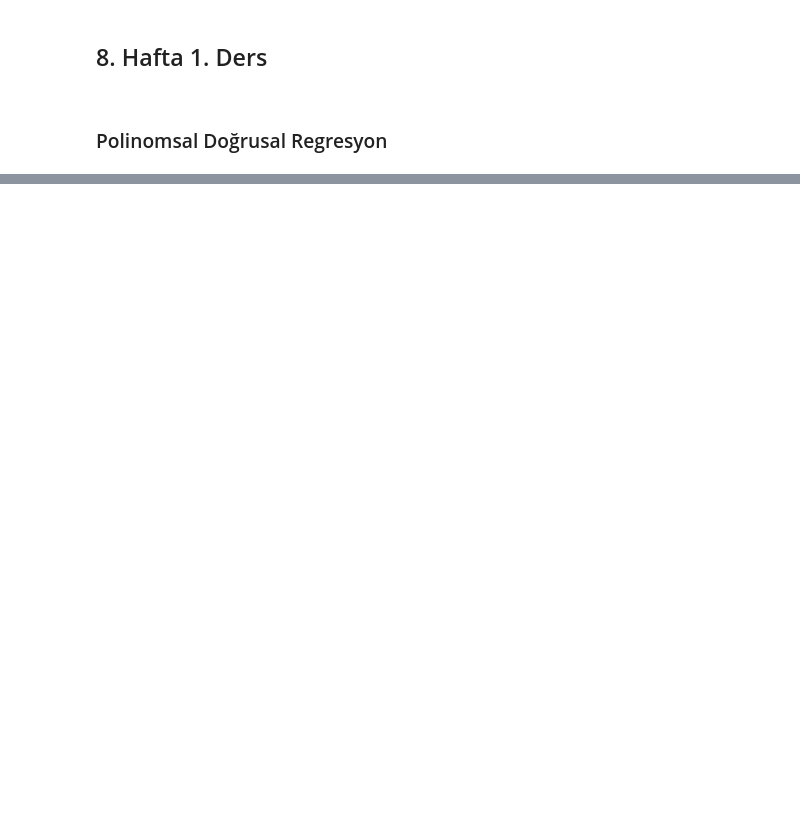
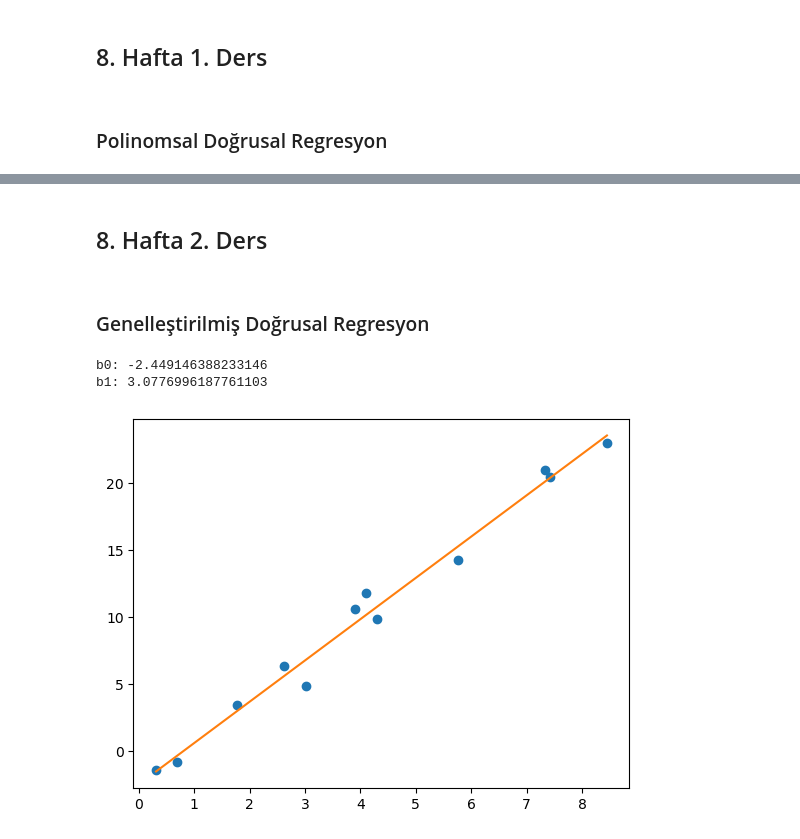
Before and after one commit to ZiyaKolcu/Sayisal-Cozumleme-Jupyter-Notebook, a Jupyter notebook: sayisal_cozumleme.ipynb, the cells around one changed output, grey strips where cells are left out. Cells and saved outputs as stored; diff of their text form; code cells hidden in the pictures; blank space fills up the shorter version.

Commit message:
added 8.hafta 2.ders

```diff
--- a/sayisal_cozumleme.ipynb
+++ b/sayisal_cozumleme.ipynb
@@ -1529,0 +1540,36 @@ b0, b1, b2: [-1.56405012  3.02492542  1.98865868]
+# %% [markdown]
+<div id="8.2">
+<h2>8. Hafta 2. Ders</h2>
+</div>
+# %% [markdown]
+### Genelleştirilmiş Doğrusal Regresyon
+# %%
+def generalized_linear_regression(X, y):
+    # b = np.dot(np.linalg.inv(np.dot(X.T, X)), np.dot(X.T, y))
+    XTX = dot(transpose(X.copy()), X.copy())
+    XTy = dot(transpose(X.copy()), y)
+    b = solve_with_gauss_jordan(XTX, XTy)
+
+    return b
+
+
+n = 12
+x = np.sort(np.random.uniform(0, 10, size=n))
+y = 3 * x - 2 + np.random.normal(0, 1, size=x.size)
+
+plt.figure()
+plt.plot(x, y, "o")
+
+X = np.hstack((np.ones((n, 1)), x.reshape(n, 1)))
+
+b = generalized_linear_regression(X, y.reshape(n, 1))
+for i in range(b.size):
+    print(f"b{i}:", b[i])
+
+yy = b[0] + b[1] * x
+plt.plot(x, yy)
+plt.show()
+# %% [output]
+b0: -2.449146388233146
+b1: 3.0776996187761103
+[figure, added]
```
Also changed, not shown: parts of 23 cells of this notebook.
